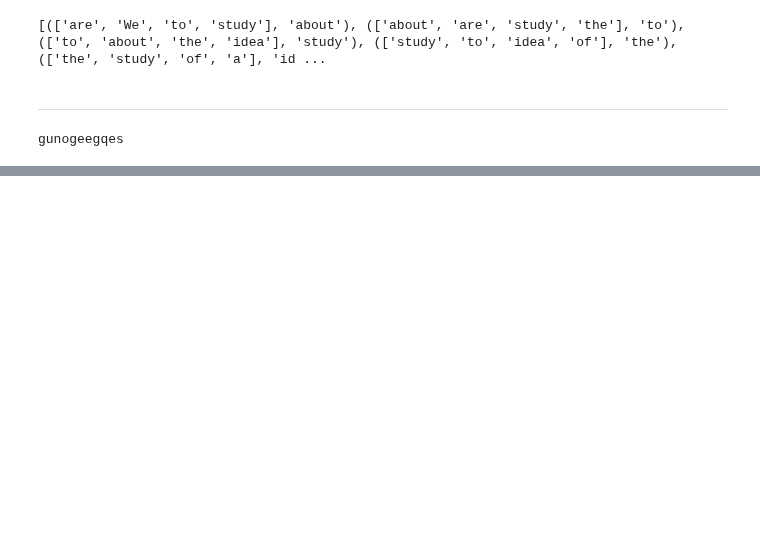
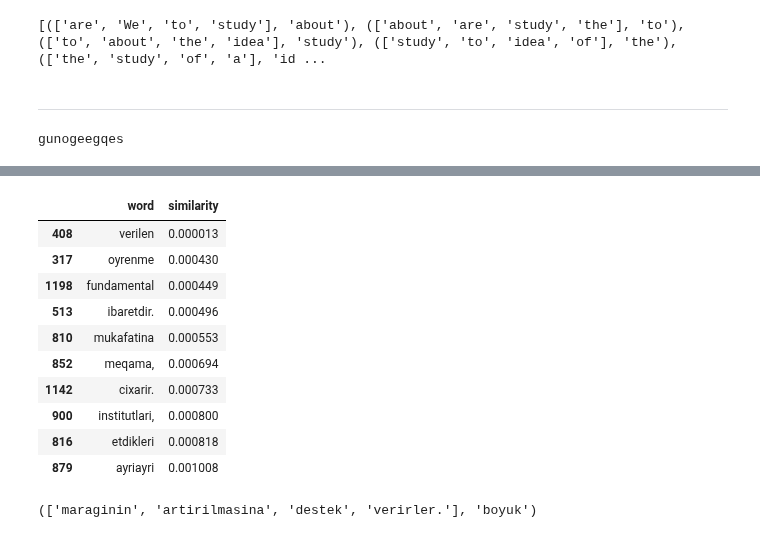
Before and after one commit to ELGUN00/Word2Vec, a Jupyter notebook: notebook.ipynb, the cells around one changed output, grey strips where cells are left out. Saved outputs shown, nothing was run; the diff lists cells and outputs as text; code cells hidden in the pictures; blank space fills up the shorter version.

```diff
--- a/notebook.ipynb
+++ b/notebook.ipynb
@@ -296,0 +377,26 @@ Prediction: biz
+# %%
+word = 'suni'
+word_arr = []
+dist_arr = []
+for w in vocab:
+    dist = torch.cosine_similarity(model.embeddings.weight[word_to_ix[word]].unsqueeze(0),model.embeddings.weight[word_to_ix[w]].unsqueeze(0))
+    word_arr.append(w)
+    dist_arr.append(torch.norm(dist).item())
+df = pd.DataFrame({'word':word_arr,'similarity':dist_arr})
+df.sort_values(by='similarity').head(10)
+# %% [output]
+|  | word | similarity |
+| 408 | verilen | 0.000013 |
+| 317 | oyrenme | 0.000430 |
+| 1198 | fundamental | 0.000449 |
+| 513 | ibaretdir. | 0.000496 |
+| 810 | mukafatina | 0.000553 |
+| 852 | meqama, | 0.000694 |
+| 1142 | cixarir. | 0.000733 |
+| 900 | institutlari, | 0.000800 |
+| 816 | etdikleri | 0.000818 |
+| 879 | ayriayri | 0.001008 |
+# %%
+data[-1]
+# %% [output]
+(['maraginin', 'artirilmasina', 'destek', 'verirler.'], 'boyuk')
```
Also changed, not shown: parts of 27 cells of this notebook, 1 other file.
